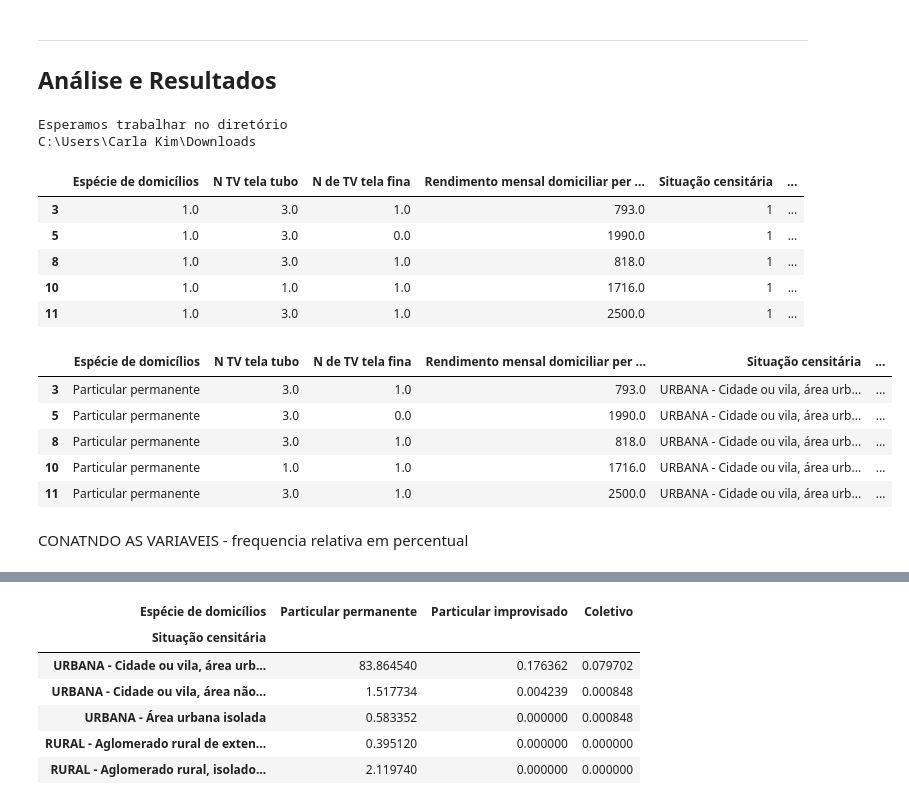
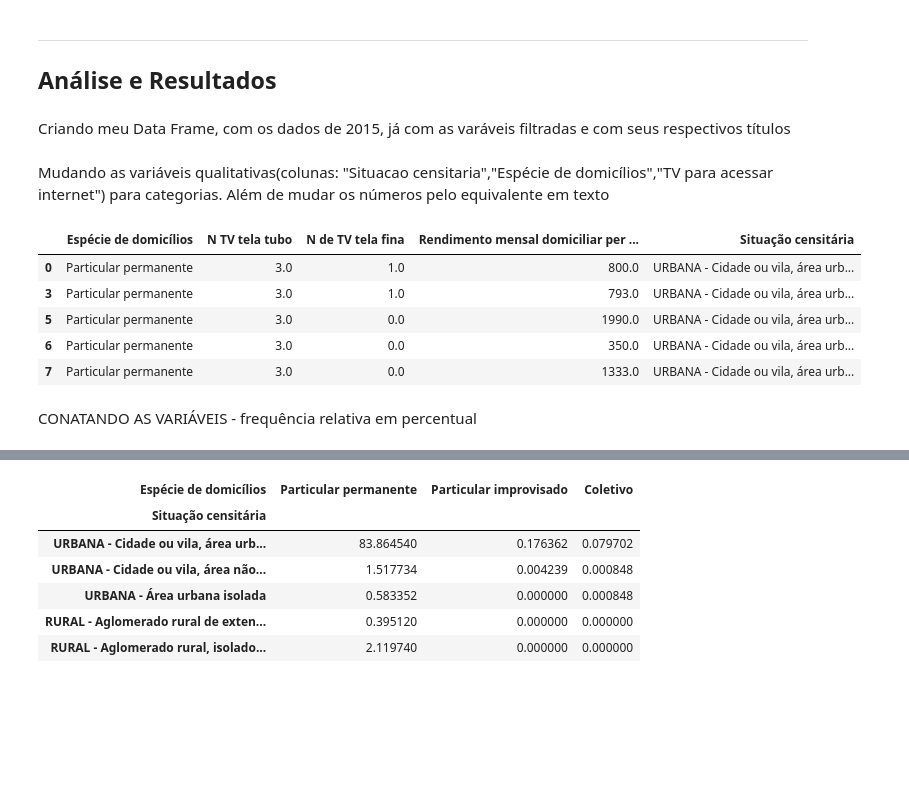
Before and after one commit to carlakim/CD, a Jupyter notebook: Projeto1 Layout.ipynb, the cells around one changed output, grey strips where cells are left out. Cells and saved outputs as stored; diff of their text form; code cells hidden in the pictures; blank space fills up the shorter version.

```diff
--- a/Projeto1 Layout.ipynb
+++ b/Projeto1 Layout.ipynb
@@ -25,57 +21,37 @@ import pandas as pd
 import matplotlib.pyplot as plt
 import numpy as np
 import os
-# %%
-print('Esperamos trabalhar no diretório')
-print(os.getcwd())
-# %% [output]
-Esperamos trabalhar no diretório
-C:\Users\Carla Kim\Downloads
+# %% [markdown]
+Criando meu Data Frame, com os dados de 2015, já com as varáveis filtradas e com seus respectivos títulos
 # %%
-#criando meu DataFrame ja mudando o titulo das colunas da tabela
-
 dados = pd.read_csv('DOM2015.csv', sep=',')
 
 df = pd.DataFrame({'Situação censitária' : dados.V4105,'Espécie de domicílios': dados.V0201,
                    'N de TV tela fina': dados.V02270, 'N TV tela tubo': dados.V02272,
-                   'TV para acessar internet': dados.V02326,'Rendimento mensal domiciliar per capta(R$)':dados.V4621})
+                   'Rendimento mensal domiciliar per capta(R$)':dados.V4621})
 
 df.to_csv('Projeto1CD.csv')
-
-df.dropna().head()
-# %% [output]
-|  | Espécie de domicílios | N TV tela tubo | N de TV tela fina | Rendimento mensal domiciliar per ... | Situação censitária | ... |
-| 3 | 1.0 | 3.0 | 1.0 | 793.0 | 1 | ... |
-| 5 | 1.0 | 3.0 | 0.0 | 1990.0 | 1 | ... |
-| 8 | 1.0 | 3.0 | 1.0 | 818.0 | 1 | ... |
-| 10 | 1.0 | 1.0 | 1.0 | 1716.0 | 1 | ... |
-| 11 | 1.0 | 3.0 | 1.0 | 2500.0 | 1 | ... |
+# %% [markdown]
+Mudando as variáveis qualitativas(colunas: "Situacao censitaria","Espécie de domicílios","TV para acessar internet") para categorias. Além de mudar os números pelo equivalente em texto
 # %%
-#Mudando as variaveis qualitativas(coluna "Situacao censitaria","Espécie de domicílios","TV para acessar internet") para uma categoria.
-#Mudando os numeros pelo equivalente da variavel qualitativa em texto
-
 df['Situação censitária']= df['Situação censitária'].astype('category')
 df['Situação censitária'].cat.categories = ('URBANA - Cidade ou vila, área urbanizada', 'URBANA - Cidade ou vila, área não urbanizada',
                               'URBANA - Área urbana isolada', 'RURAL - Aglomerado rural de extensão urbana',
                               'RURAL - Aglomerado rural, isolado, povoado','RURAL - Aglomerado rural, isolado, núcleo',
                               'RURAL - Aglomerado rural, isolado, outros aglomerados',
                               'RURAL - Zona rural exclusive aglomerado rural ')
 
 df['Espécie de domicílios']= df['Espécie de domicílios'].astype('category')
 df['Espécie de domicílios'].cat.categories = ('Particular permanente', 'Particular improvisado',
                               'Coletivo')
 
-df['TV para acessar internet']= df['TV para acessar internet'].astype('category')
-df['TV para acessar internet'].cat.categories = ('Sim', 'Nao')
-
-
 df.dropna().head()
 # %% [output]
-|  | Espécie de domicílios | N TV tela tubo | N de TV tela fina | Rendimento mensal domiciliar per ... | Situação censitária | ... |
-| 3 | Particular permanente | 3.0 | 1.0 | 793.0 | URBANA - Cidade ou vila, área urb... | ... |
-| 5 | Particular permanente | 3.0 | 0.0 | 1990.0 | URBANA - Cidade ou vila, área urb... | ... |
-| 8 | Particular permanente | 3.0 | 1.0 | 818.0 | URBANA - Cidade ou vila, área urb... | ... |
-| 10 | Particular permanente | 1.0 | 1.0 | 1716.0 | URBANA - Cidade ou vila, área urb... | ... |
-| 11 | Particular permanente | 3.0 | 1.0 | 2500.0 | URBANA - Cidade ou vila, área urb... | ... |
+|  | Espécie de domicílios | N TV tela tubo | N de TV tela fina | Rendimento mensal domiciliar per ... | Situação censitária |
+| 0 | Particular permanente | 3.0 | 1.0 | 800.0 | URBANA - Cidade ou vila, área urb... |
+| 3 | Particular permanente | 3.0 | 1.0 | 793.0 | URBANA - Cidade ou vila, área urb... |
+| 5 | Particular permanente | 3.0 | 0.0 | 1990.0 | URBANA - Cidade ou vila, área urb... |
+| 6 | Particular permanente | 3.0 | 0.0 | 350.0 | URBANA - Cidade ou vila, área urb... |
+| 7 | Particular permanente | 3.0 | 0.0 | 1333.0 | URBANA - Cidade ou vila, área urb... |
 # %% [markdown]
-CONATNDO AS VARIAVEIS - frequencia relativa em percentual
+CONATANDO AS VARIÁVEIS - frequência relativa em percentual
```
Also changed, not shown: parts of 37 cells of this notebook.
